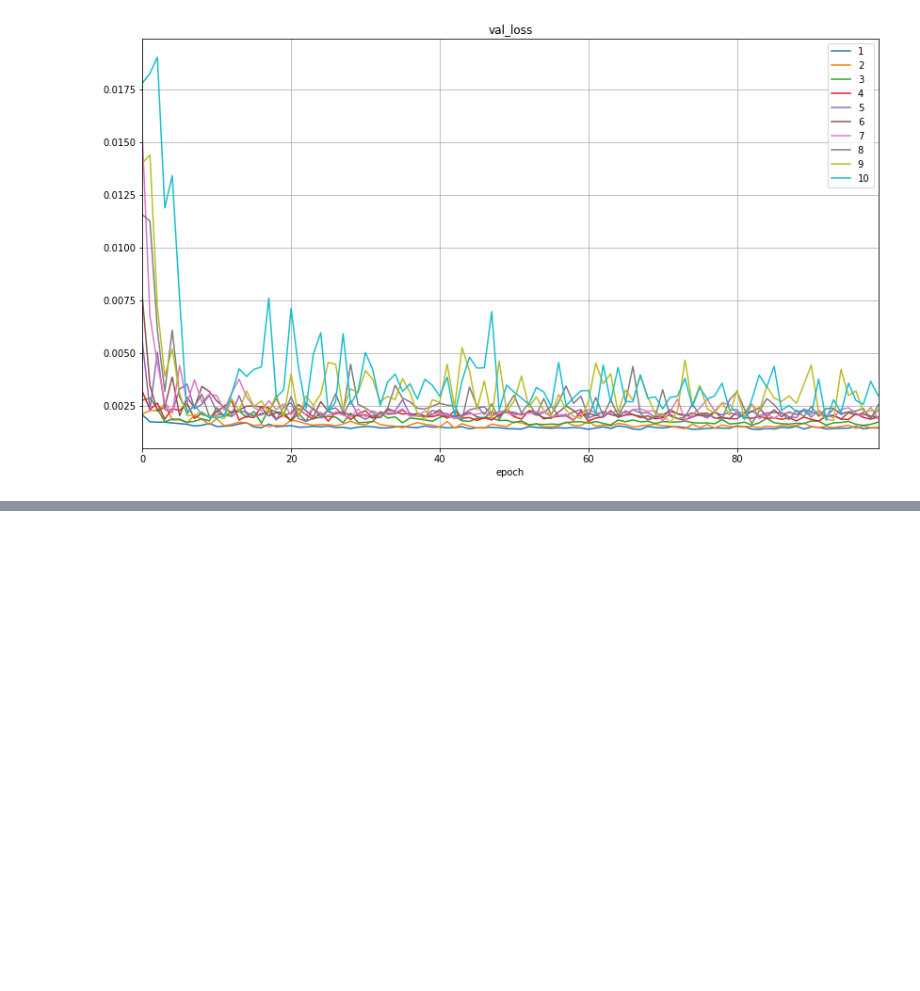
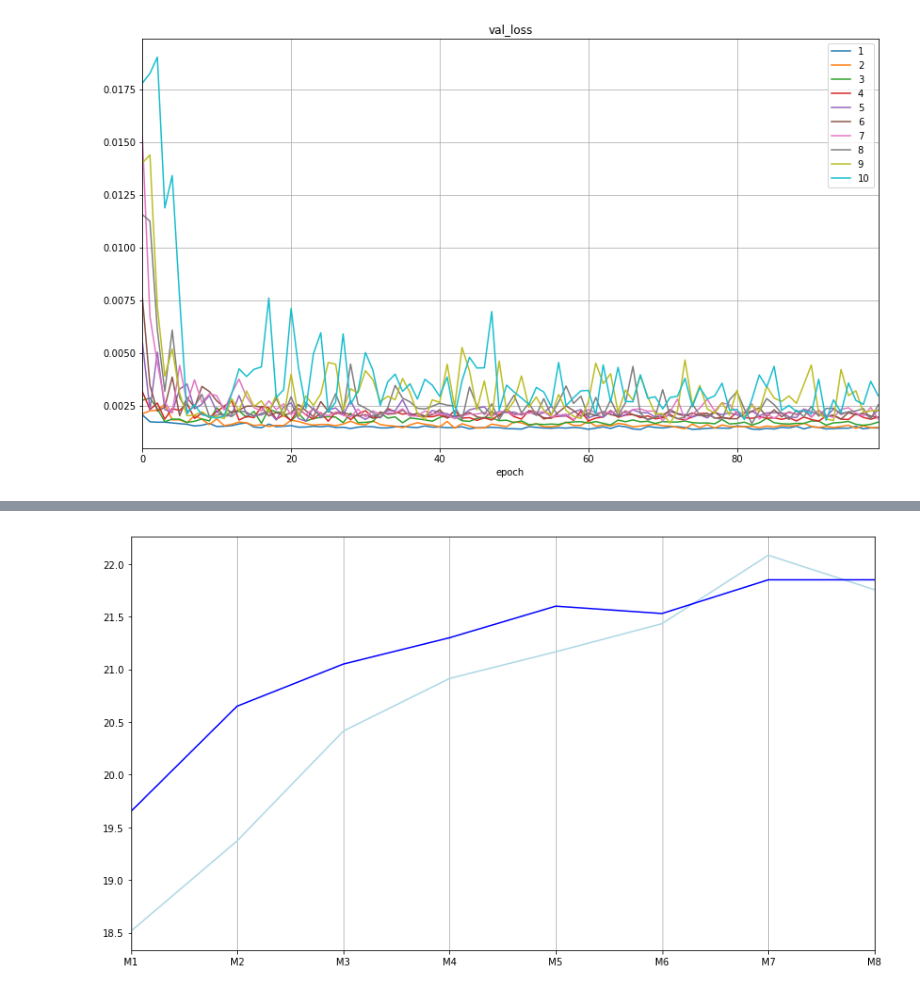
Before and after one commit to leyhline/vix-term-structure, a Jupyter notebook: models.ipynb, the cells around one changed output, grey strips where cells are left out. Drawn from its saved outputs; the diff is of its cells as text; code cells hidden in the pictures; blank space fills up the shorter version.

```diff
--- a/models.ipynb
+++ b/models.ipynb
@@ -20,7 +28,7 @@ dirtree = [dirtree for dirtree in os.walk("logs") if dirtree[0] == relpath][0]
 filenames = [filename for filename in dirtree[2] if filename[-4:] == ".log"]
 # Sort the files by number of hidden layers.
 filenames.sort(key=lambda x: int(re.findall(r"""(?<=training_)[0-9]+(?=_)""", x)[0]))
-data = tuple(pd.read_csv(os.path.join(dirtree[0], filename), header=0, index_col=0, dtype=np.float32)
+csvdata = tuple(pd.read_csv(os.path.join(dirtree[0], filename), header=0, index_col=0, dtype=np.float32)
              for filename in filenames)
 # %%
 f, axs = plt.subplots(2, sharex=True)
@@ -57,0 +70,3 @@ plt.show()
+# %%
+model2 = keras.models.load_model("models/naive-fully-connected/naive_2_7_7.hdf5")
+model2.summary()
@@ -57,0 +91,26 @@ plt.show()
+# %%
+def make_array(array_like) -> np.ndarray:
+    return np.squeeze(np.array(array_like))
+datalen, datagen = data.get_data_generators(7, 7, None)
+datalist = list(islice(datagen, datalen))
+inputdata, targetdata = zip(*datalist)
+preds = data.denormalize(make_array([model2.predict(databatch) for databatch in inputdata]))
+# Get non-normalized original data for targets
+targetdata = data.get_data().iloc[7:-7,1:].interpolate(axis=1).fillna(method="bfill", axis=1).values
+assert len(preds) == datalen
+assert len(inputdata) == datalen
+assert len(targetdata) == datalen
+# %%
+index = 3000
+x = np.arange(8)
+xlabels = tuple(f"M{i}" for i in range(1,9))
+plt.figure(figsize=(14,8))
+plt.plot(x, np.squeeze(preds[index]), color="lightblue")
+plt.plot(x, np.squeeze(targetdata[index]), color="blue")
+plt.xticks(x, xlabels)
+plt.xlim(0, 7)
+#plt.ylim(10, 50)
+plt.grid(axis="x")
+plt.show()
+# %% [output]
+[figure, added]
```
Also changed, not shown: parts of 6 cells of this notebook, 1 other file.
